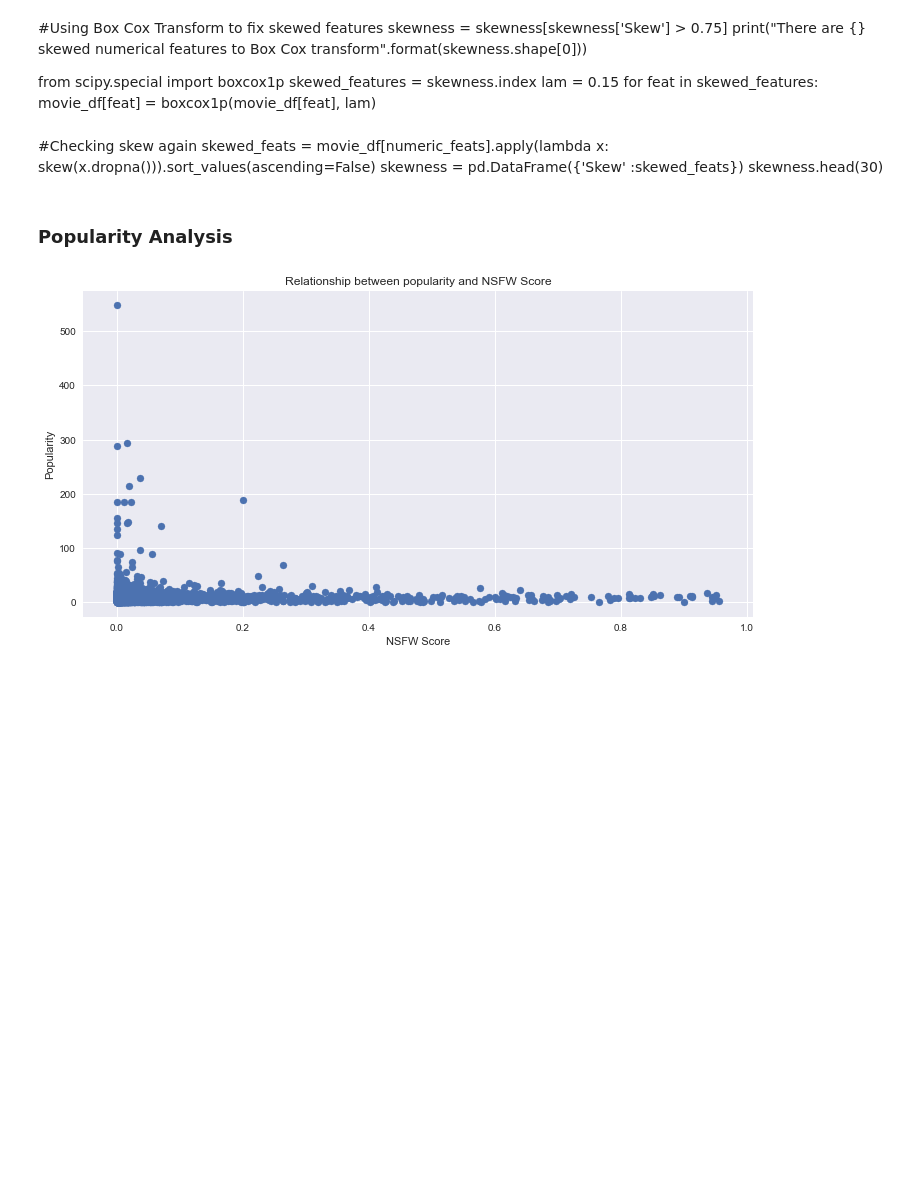
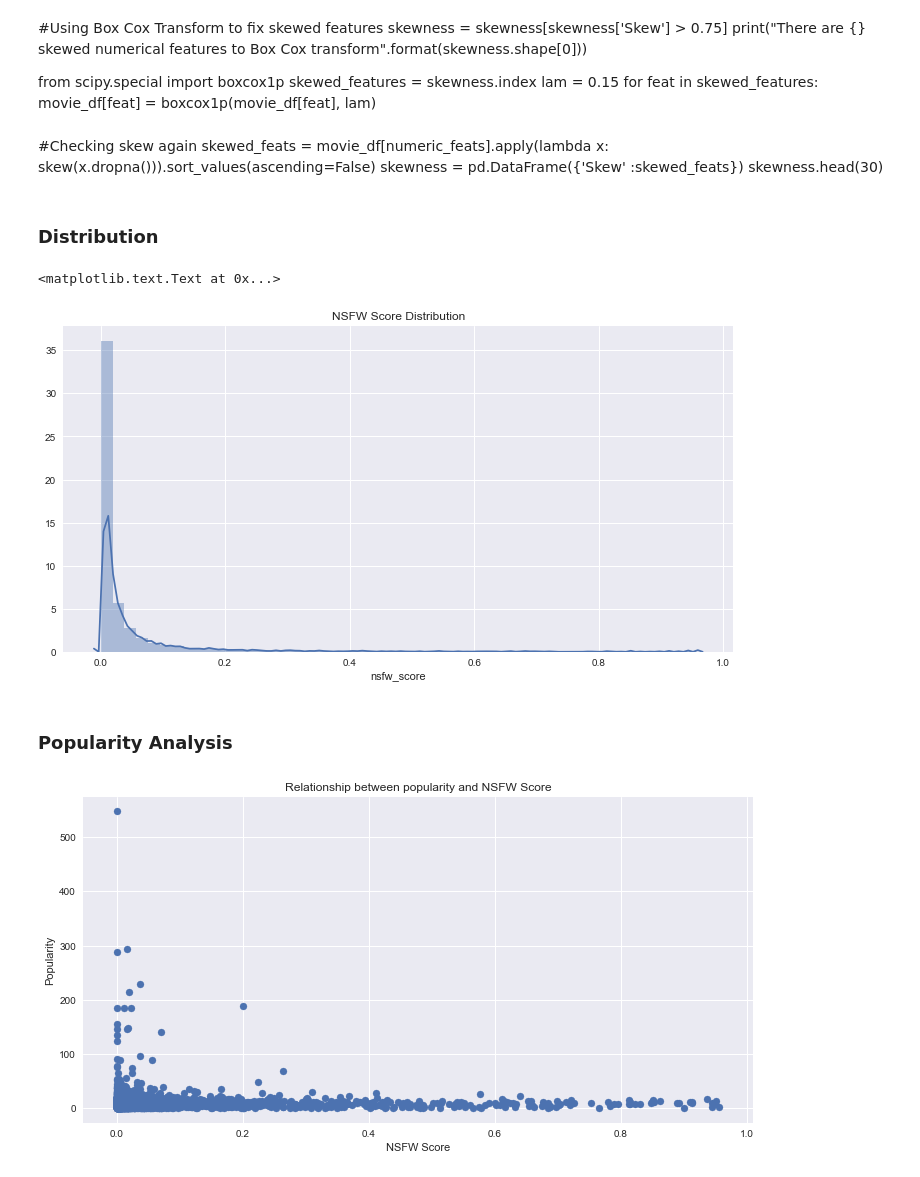
Before and after one commit to aravindsrinivasan/movie-ranking-recommendation-system, a Jupyter notebook: notebooks/nsfw_score-analysis.ipynb, the cells around one changed output. Cells and saved outputs as stored; diff of their text form; code cells hidden in the pictures; blank space fills up the shorter version.

Commit message:
adding nsfw analysis

```diff
--- a/notebooks/nsfw_score-analysis.ipynb
+++ b/notebooks/nsfw_score-analysis.ipynb
@@ -183,3 +188,5 @@ for feat in skewed_features:
 skewed_feats = movie_df[numeric_feats].apply(lambda x: skew(x.dropna())).sort_values(ascending=False)
 skewness = pd.DataFrame({'Skew' :skewed_feats})
 skewness.head(30)
+# %% [markdown]
+### Distribution
@@ -186,3 +195,9 @@ skewness.head(30)
+# %%
+sns.distplot(movie_df['nsfw_score'])
+plt.title('NSFW Score Distribution')
+# %% [output]
+<matplotlib.text.Text at 0x...>
+[figure, added]
 # %% [markdown]
 ### Popularity Analysis
 # %%
```
Also changed, not shown: parts of 9 cells of this notebook, 4 other files.
